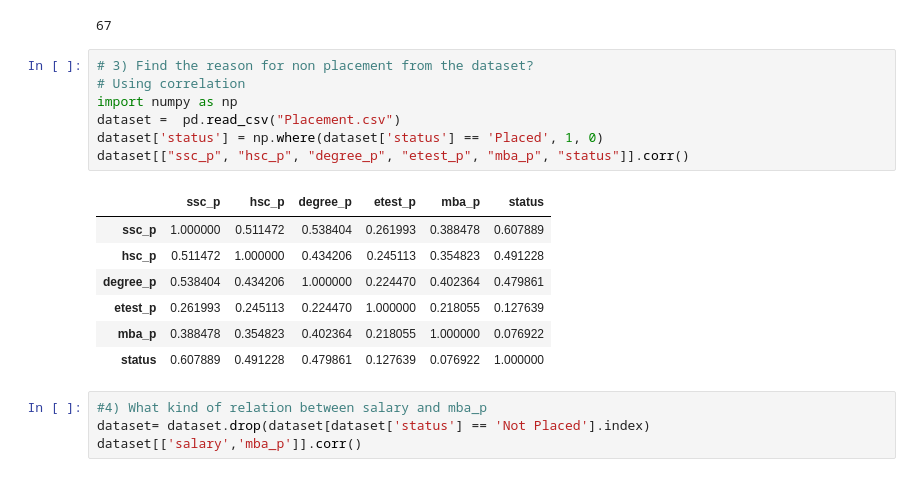
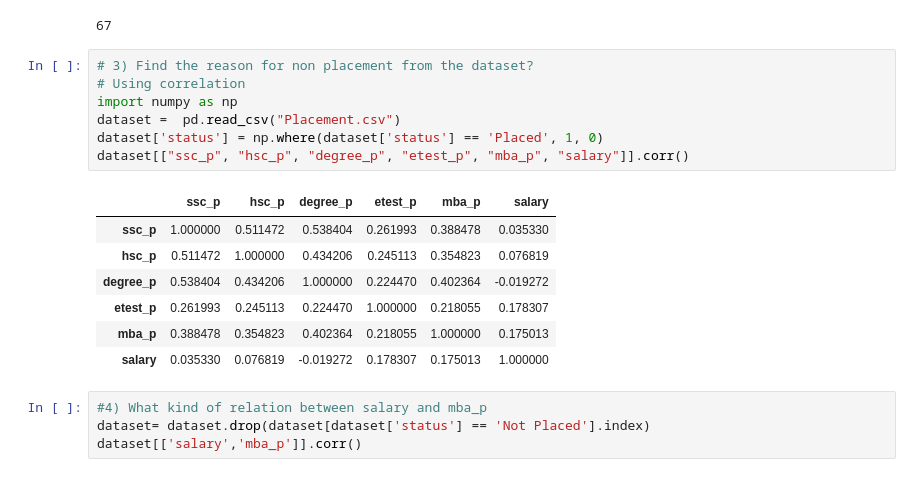
Before and after one commit to GeekPri/DataScience_PlacementAnalysis, a Jupyter notebook: Data science Assignment.ipynb, the cells around one changed output. Drawn from its saved outputs; the diff is of its cells as text.

```diff
--- a/Data science Assignment.ipynb
+++ b/Data science Assignment.ipynb
@@ -51,18 +51,18 @@ notPlacedCount
 # %%
 # 3) Find the reason for non placement from the dataset?
 # Using correlation
 import numpy as np
 dataset =  pd.read_csv("Placement.csv")
 dataset['status'] = np.where(dataset['status'] == 'Placed', 1, 0)
-dataset[["ssc_p", "hsc_p", "degree_p", "etest_p", "mba_p", "status"]].corr()
+dataset[["ssc_p", "hsc_p", "degree_p", "etest_p", "mba_p", "salary"]].corr()
 # %% [output]
-|  | ssc_p | hsc_p | degree_p | etest_p | mba_p | status |
-| ssc_p | 1.000000 | 0.511472 | 0.538404 | 0.261993 | 0.388478 | 0.607889 |
-| hsc_p | 0.511472 | 1.000000 | 0.434206 | 0.245113 | 0.354823 | 0.491228 |
-| degree_p | 0.538404 | 0.434206 | 1.000000 | 0.224470 | 0.402364 | 0.479861 |
-| etest_p | 0.261993 | 0.245113 | 0.224470 | 1.000000 | 0.218055 | 0.127639 |
-| mba_p | 0.388478 | 0.354823 | 0.402364 | 0.218055 | 1.000000 | 0.076922 |
-| status | 0.607889 | 0.491228 | 0.479861 | 0.127639 | 0.076922 | 1.000000 |
+|  | ssc_p | hsc_p | degree_p | etest_p | mba_p | salary |
+| ssc_p | 1.000000 | 0.511472 | 0.538404 | 0.261993 | 0.388478 | 0.035330 |
+| hsc_p | 0.511472 | 1.000000 | 0.434206 | 0.245113 | 0.354823 | 0.076819 |
+| degree_p | 0.538404 | 0.434206 | 1.000000 | 0.224470 | 0.402364 | -0.019272 |
+| etest_p | 0.261993 | 0.245113 | 0.224470 | 1.000000 | 0.218055 | 0.178307 |
+| mba_p | 0.388478 | 0.354823 | 0.402364 | 0.218055 | 1.000000 | 0.175013 |
+| salary | 0.035330 | 0.076819 | -0.019272 | 0.178307 | 0.175013 | 1.000000 |
 # %%
 #4) What kind of relation between salary and mba_p
 dataset= dataset.drop(dataset[dataset['status'] == 'Not Placed'].index)
```
Also changed, not shown: parts of 10 cells of this notebook, 1 other file.
